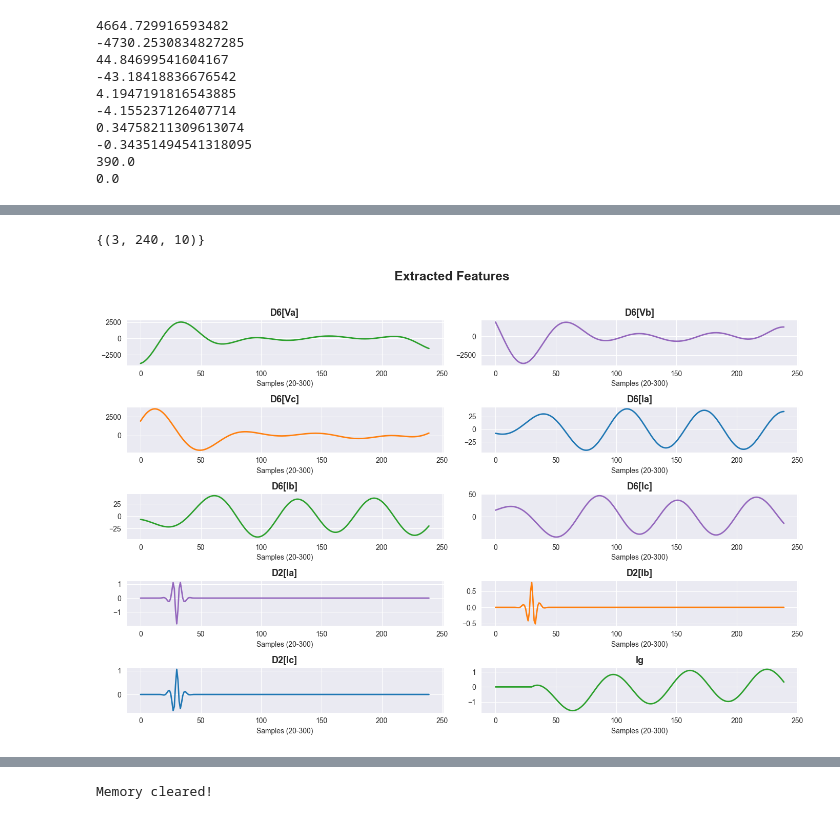
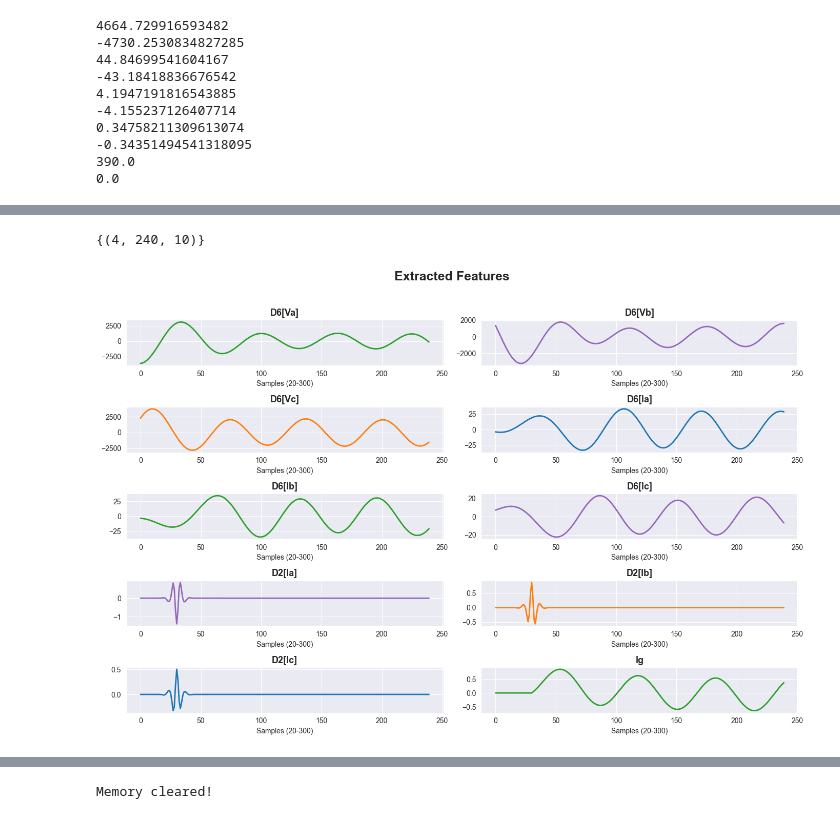
Before and after one commit to ketchup-vader-2005/machine-learning, a Jupyter notebook: transmission_system.ipynb, the cells around one changed output, grey strips where cells are left out. Saved outputs shown, nothing was run; the diff lists cells and outputs as text; code cells hidden in the pictures.

```diff
--- a/transmission_system.ipynb
+++ b/transmission_system.ipynb
@@ -669,7 +673,7 @@ print(f_check.head())
 # This iterates through every simulation, expands the dictionaries, and stacks them
 
 X_check = np.array([pd.DataFrame.from_records(sim).values for sim in f_check['TransientData']])
-X_check = X_check[0:3, 50:290, :]
+X_check = X_check[:, 50:290, :]
 
 #D6_V_check = X_check[:, :, 0:3]
 #D6_V_check_reshaped = D6_V_check.reshape(-1, 3)
@@ -695,9 +699,9 @@ X_check = X_check[0:3, 50:290, :]
 
 print({X_check.shape})
 # %% [output]
-{(3, 240, 10)}
+{(4, 240, 10)}
 # %%
-n = 0
+n = 2
 
 D6_Va = X_check[n, :, 0]
 D6_Vb = X_check[n, :, 1]
@@ -732,34 +736,34 @@ style_plot("D6[Vc]")
 plt.subplot(5, 2, 4)
 plt.plot(D6_Ia, color='#1f77b4', linewidth=2)
 style_plot("D6[Ia]")
 
 plt.subplot(5, 2, 5)
 plt.plot(D6_Ib, color='#2ca02c', linewidth=2)
 style_plot("D6[Ib]")
 
 plt.subplot(5, 2, 6)
 plt.plot(D6_Ic, color='#9467bd', linewidth=2)
 style_plot("D6[Ic]")
 plt.subplot(5, 2, 7)
 plt.plot(D2_Ia, color='#9467bd', linewidth=2)
 style_plot("D2[Ia]")
 
 plt.subplot(5, 2, 8)
 plt.plot(D2_Ib, color='#ff7f0e', linewidth=2)
 style_plot("D2[Ib]")
 
 plt.subplot(5, 2, 9)
 plt.plot(D2_Ic, color='#1f77b4', linewidth=2)
 style_plot("D2[Ic]")
 
 plt.subplot(5, 2, 10)
 plt.plot(Ig, color='#2ca02c', linewidth=2)
 style_plot("Ig")
 
 plt.tight_layout(rect=[0, 0.03, 1, 0.93])
 plt.show()
 # %% [output]
-[figure, old version]
+[figure, new version]
 # %%
 predictions_check = model.predict(X_check)
 y_pred_probs_check = predictions_check[0]
```
Also changed, not shown: parts of 10 cells of this notebook.
